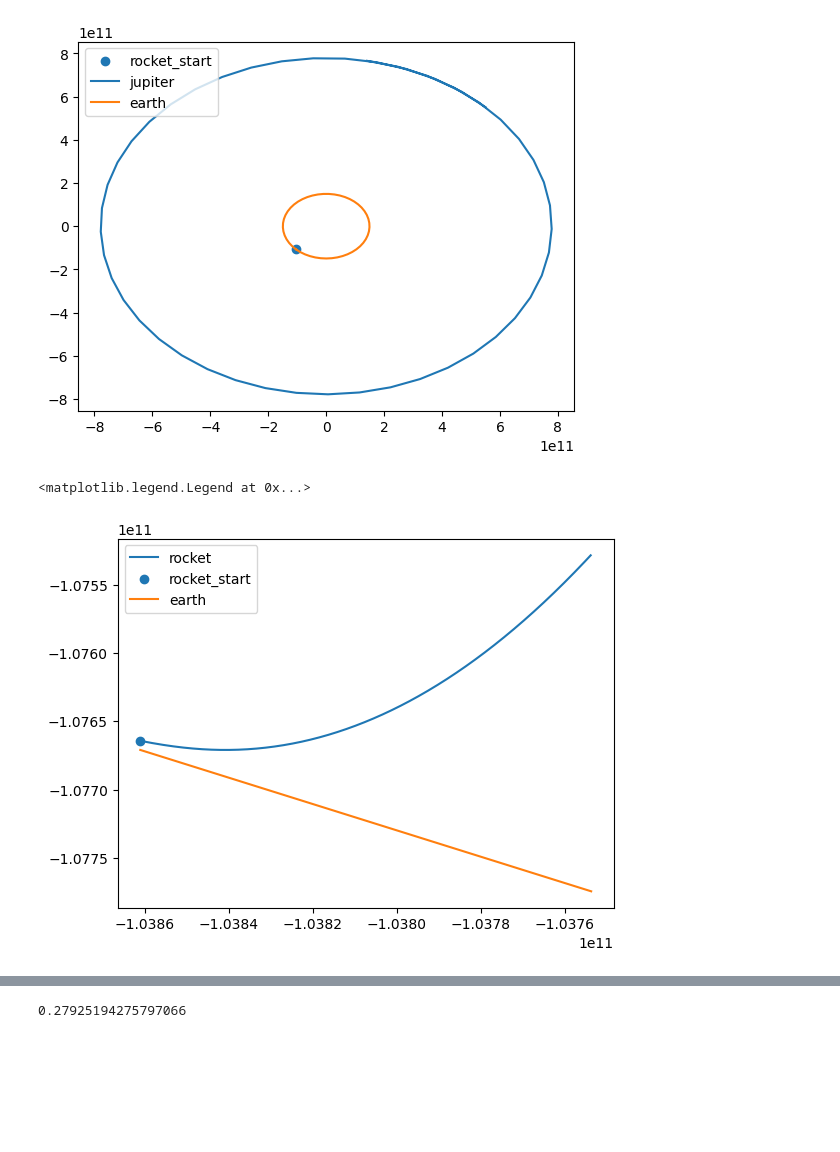
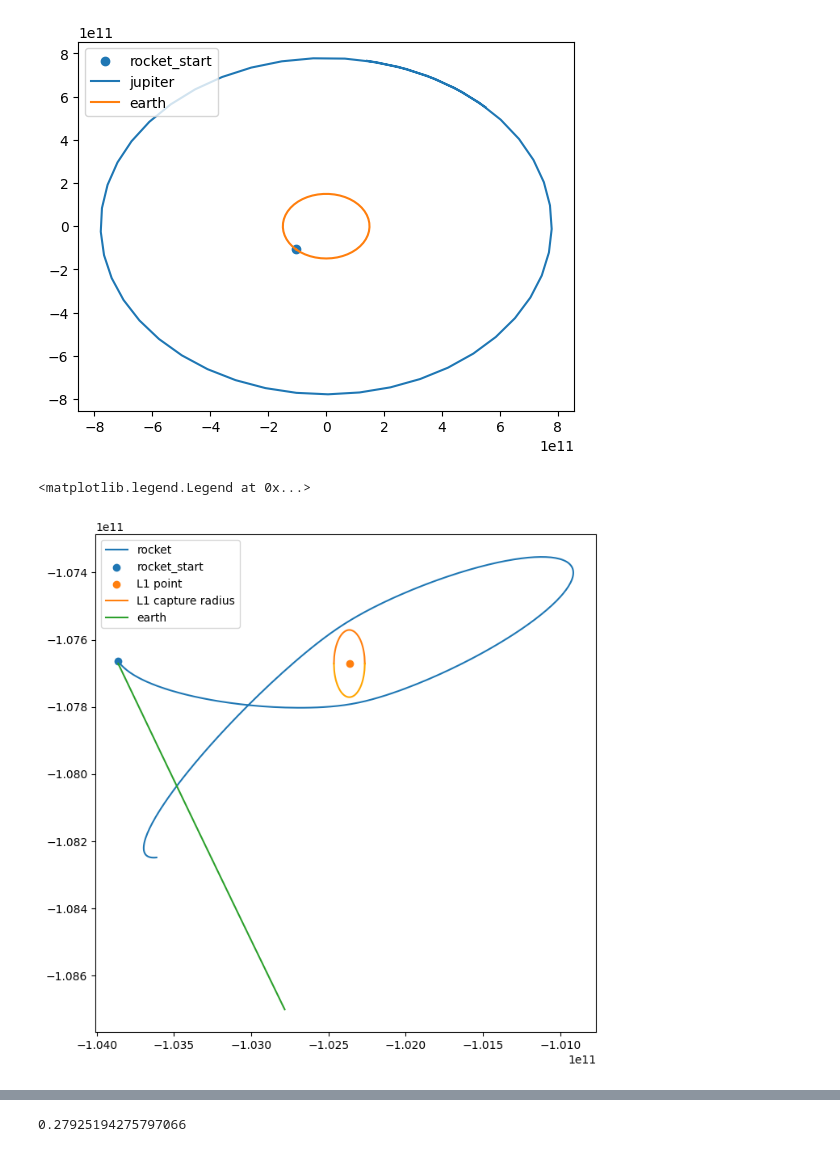
Before and after one commit to anirudhshankar99/ContinuousRL, a Jupyter notebook: Dynamics/demo_rocket.ipynb, the cells around one changed output, grey strips where cells are left out. Cells and saved outputs as stored; diff of their text form; code cells hidden in the pictures; blank space fills up the shorter version.

Commit message:
launched l1

```diff
--- a/Dynamics/demo_rocket.ipynb
+++ b/Dynamics/demo_rocket.ipynb
@@ -13,11 +13,10 @@ rocket_mass=433100
 destination_type='destination'
 destination_params=None
 capture_radius=6371e2
-orbit_duration=5000
-orbit_timesteps=1000
+orbit_duration=50000
+orbit_timesteps=250
 dry_mass = rocket_mass * (1 - 0.9)
 num_steps = int(orbit_timesteps)
-total_timesteps = 8000
 v_e=3000e3
 def make_env(seed):
     def thunk():
@@ -51,7 +50,6 @@ else: init_params = np.array(start)
 if destination_type == 'radius':
     if destination_params == None:
         destination_radius = 35768e3 # geocentric orbit radius (easy)
-        # destination_radius = 35768e4 #
         start_radius = 6371e3 + 300e3
     else:
         destination_radius = destination_params[0]
@@ -68,7 +66,7 @@ elif destination_type == 'destination':
     if destination_params == None:
         destination_distance = -0.01 * earth_orbit_radius # L1 point from earth center in m
         destination_theta = np.pi # in rad
-        destination_radius = 1e5 # earth radius in m
+        destination_radius = 1e8
     else:
         destination_distance = destination_params[0]
         destination_theta = destination_params[1]
@@ -81,7 +79,7 @@ def reward_function(pos, prev_pos, mass, prev_mass, t):
         earth_position = env.planetary_models[-1].get_position(t)
         current_radius = np.linalg.norm(pos - earth_position, axis=-1)
         prev_radius = np.linalg.norm(prev_pos - earth_position, axis=-1)
-        consistent_reward = (current_radius - prev_radius) / (destination_radius - start_radius)# + (mass - prev_mass) / rocket_mass
+        consistent_reward = (current_radius - prev_radius) / (destination_radius - start_radius) + (mass - prev_mass) / rocket_mass
         completion_reward = current_radius >= destination_radius
     elif destination_type == 'destination_planet':
         planet_position = env.planetary_models[destination_planet_index].get_position(t)
@@ -149,6 +147,12 @@ def rocket_function(t, y, thrust):
     dydt[2:4] = a_gravity + a_thrust
     dydt[4] = mdot
     return dydt
+
+def get_unit_vector_to_dest(pos):
+    dest = destination_coords
+    vector_to_dest = dest - pos
+    unit_vector_to_dest = vector_to_dest / np.linalg.norm(vector_to_dest)
+    return unit_vector_to_dest
 # %%
 delta_t = orbit_duration / orbit_timesteps
 prev_logprob = None
@@ -178,7 +182,8 @@ for j in range(orbit_timesteps):
     #     action_means, action_stds = actor(state)
     # value = critic(state).flatten()
     # dist = torch.distributions.Normal(action_means, action_stds)
-    action = np.array([np.cos(launch_theta),np.sin(launch_theta)]) * 1
+    unit_vector_to_dest = get_unit_vector_to_dest(pos)
+    action = unit_vector_to_dest
     # logprob = dist.log_prob(action)
     thrust = env._process_actions(action) # in N (kg m/s^2)
     # orbit step integration
@@ -243,17 +230,23 @@ axes.legend()
 [figure]
 # %%
 plot, axes = plt.subplots(1,1)
+plot.set_size_inches(8,8)
 axes.plot(orbit[0], orbit[1], label='rocket')
 axes.scatter(orbit[0,0], orbit[1,0], label='rocket_start')
+axes.scatter(destination_coords[0], destination_coords[1], label='L1 point')
+l1_x = np.linspace(-destination_radius,destination_radius,100)
+l1_y = np.sqrt(destination_radius**2 - l1_x**2)
 earth_orbit = env.planetary_models[2].get_position(t=np.linspace(0, orbit_duration, orbit_timesteps))
+axes.plot(l1_x + destination_coords[0], l1_y + destination_coords[1], label='L1 capture radius')
+axes.plot(l1_x + destination_coords[0], -l1_y + destination_coords[1], c='orange')
 axes.plot(earth_orbit[0], earth_orbit[1], label='earth')
 if termination_status:
     termination_message = 'Rocket captured here' if termination_status == 1 else 'Destination reached here'
     axes.scatter(termination_y_events[0], termination_y_events[1], label=termination_message, c='r')
 axes.legend()
 # %% [output]
 <matplotlib.legend.Legend at 0x...>
-[figure, old version]
+[figure, new version]
 # %%
 plt.plot(rewards)
 print(np.sum(rewards))
```
Also changed, not shown: parts of 2 cells of this notebook, 2 other files.
